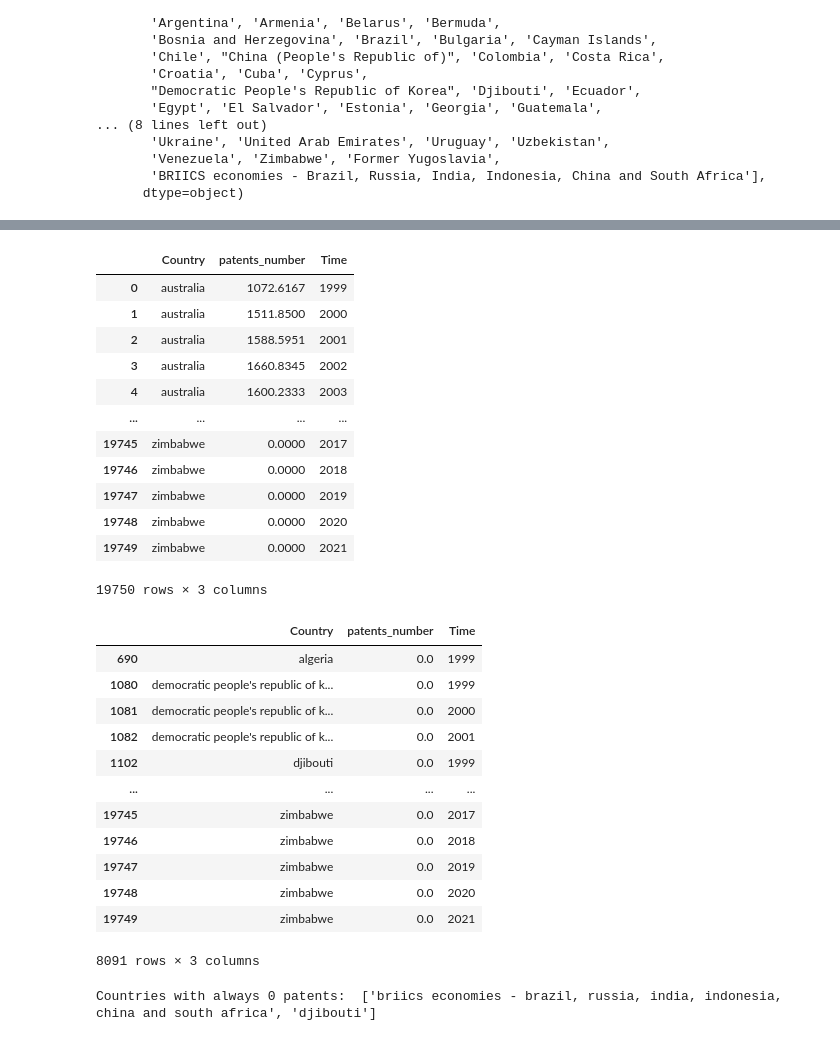
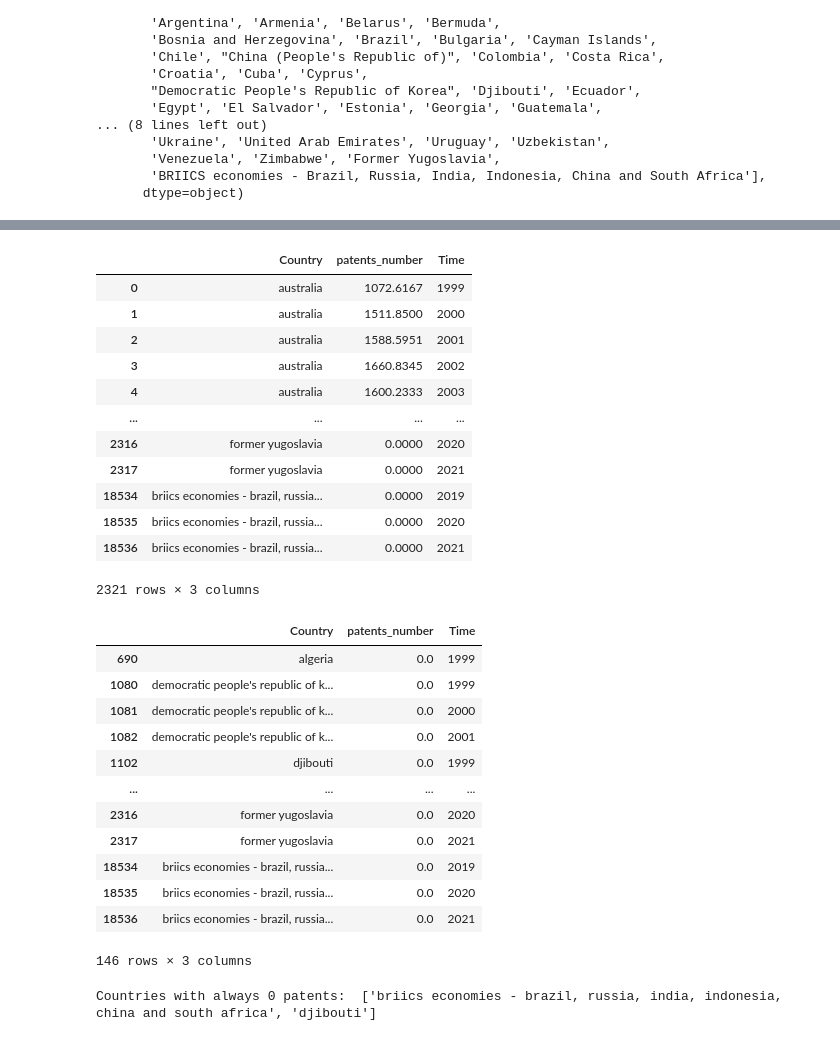
Before and after one commit to igordall/green-patents, a Jupyter notebook: Elephant_V2.ipynb, the cells around one changed output, grey strips where cells are left out. Drawn from its saved outputs; the diff is of its cells as text; code cells hidden in the pictures.

```diff
--- a/Elephant_V2.ipynb
+++ b/Elephant_V2.ipynb
@@ -113,23 +119,26 @@ Index(['KINDPATENT', 'Patents Office & Patents Families', 'KINDCOUNTRY',
 # %%
-patents = patents_PCT[["Country", "Value", "Time"]].rename(columns={"Value":"patents_number"})
+patents = patents_PCT[["Country", "Value", "Time","Technology domains & IPC"]].rename(columns={"Value":"patents_number"})
+patents = patents[patents['Technology domains & IPC'] == "Total Patents"]
+
+patents = patents.drop('Technology domains & IPC',axis=1)
 
 # Convert 'country' column to lowercase
 patents['Country'] = patents['Country'].str.lower().astype('string')
 patents
 # %% [output]
 |  | Country | patents_number | Time |
 | 0 | australia | 1072.6167 | 1999 |
 | 1 | australia | 1511.8500 | 2000 |
 | 2 | australia | 1588.5951 | 2001 |
 | 3 | australia | 1660.8345 | 2002 |
 | 4 | australia | 1600.2333 | 2003 |
 | ... | ... | ... | ... |
-| 19745 | zimbabwe | 0.0000 | 2017 |
-| 19746 | zimbabwe | 0.0000 | 2018 |
-| 19747 | zimbabwe | 0.0000 | 2019 |
-| 19748 | zimbabwe | 0.0000 | 2020 |
-| 19749 | zimbabwe | 0.0000 | 2021 |
+| 2316 | former yugoslavia | 0.0000 | 2020 |
+| 2317 | former yugoslavia | 0.0000 | 2021 |
+| 18534 | briics economies - brazil, russia... | 0.0000 | 2019 |
+| 18535 | briics economies - brazil, russia... | 0.0000 | 2020 |
+| 18536 | briics economies - brazil, russia... | 0.0000 | 2021 |
-19750 rows × 3 columns
+2321 rows × 3 columns
 # %%
 patents[patents['patents_number'] == 0]
 # %% [output]
@@ -140,12 +149,12 @@ patents[patents['patents_number'] == 0]
 | 1082 | democratic people's republic of k... | 0.0 | 2001 |
 | 1102 | djibouti | 0.0 | 1999 |
 | ... | ... | ... | ... |
-| 19745 | zimbabwe | 0.0 | 2017 |
-| 19746 | zimbabwe | 0.0 | 2018 |
-| 19747 | zimbabwe | 0.0 | 2019 |
-| 19748 | zimbabwe | 0.0 | 2020 |
-| 19749 | zimbabwe | 0.0 | 2021 |
+| 2316 | former yugoslavia | 0.0 | 2020 |
+| 2317 | former yugoslavia | 0.0 | 2021 |
+| 18534 | briics economies - brazil, russia... | 0.0 | 2019 |
+| 18535 | briics economies - brazil, russia... | 0.0 | 2020 |
+| 18536 | briics economies - brazil, russia... | 0.0 | 2021 |
-8091 rows × 3 columns
+146 rows × 3 columns
 # %%
 countries_with_zero_patents = patents.groupby('Country')['patents_number'].sum() == 0
 
```
Also changed, not shown: parts of 32 cells of this notebook.
